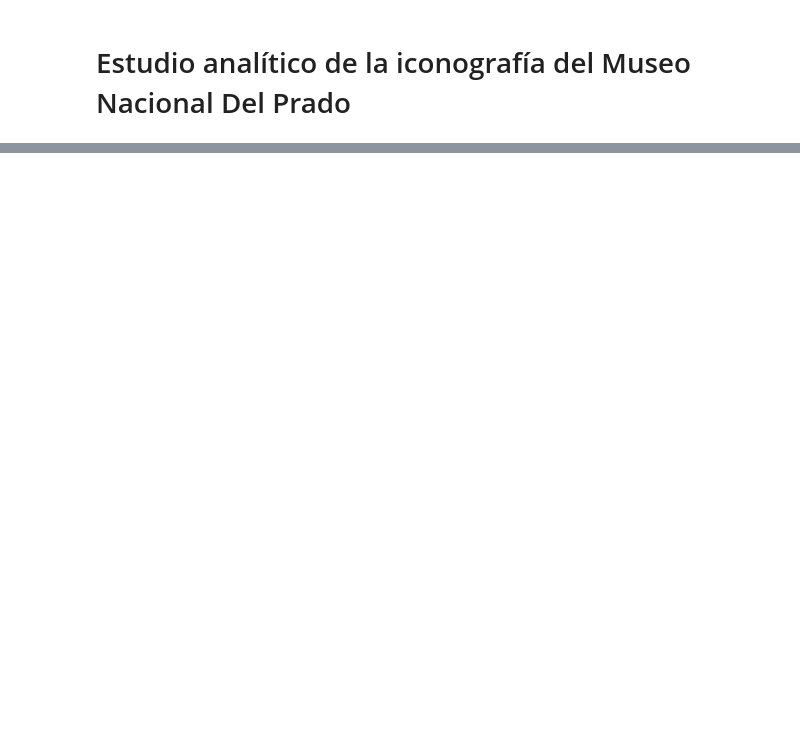
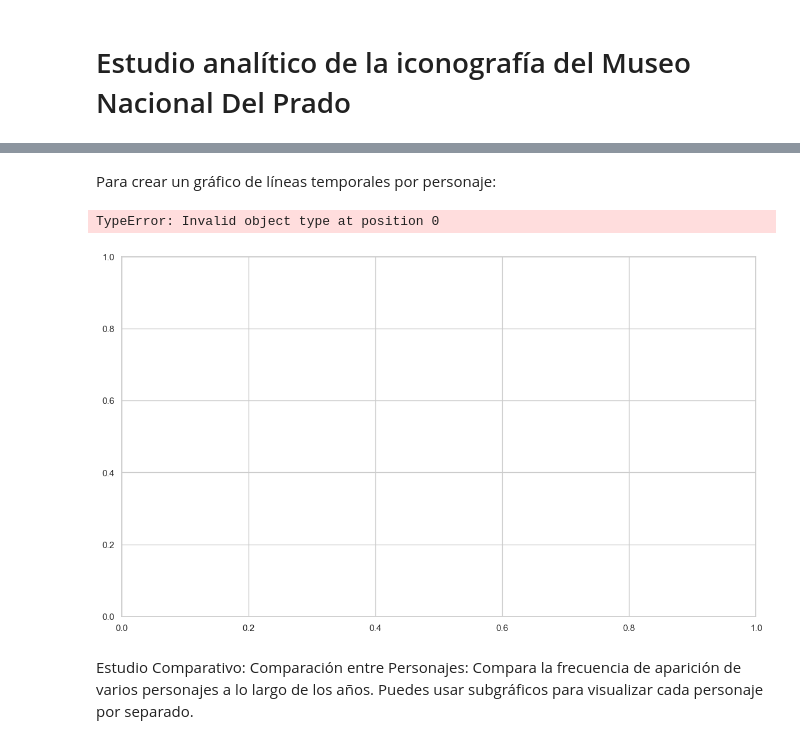
Before and after one commit to karmelealonso/project_final, a Jupyter notebook: notebooks/Estudio_analitico_iconografia.ipynb, the cells around one changed output, grey strips where cells are left out. Drawn from its saved outputs; the diff is of its cells as text; code cells hidden in the pictures; blank space fills up the shorter version.

```diff
--- a/notebooks/Estudio_analitico_iconografia.ipynb
+++ b/notebooks/Estudio_analitico_iconografia.ipynb
@@ -2,0 +473,31 @@
+# %% [markdown]
+Para crear un gráfico de líneas temporales por personaje:
+# %%
+# Con el fin de preparar el DataFrame para el gráfico de líneas: Agrupa por Personaje y Año_Rango y cuenta la frecuencia
+line_chart_data = df_personajes_comunes.groupby(['Personajes', 'Año_rango']).size().reset_index(name='Frecuencia')
+# %%
+# Convierte las cadenas de texto a tipo category en la columna 'Año_rango'
+line_chart_data['Año_rango'] = line_chart_data['Año_rango'].astype
+# %%
+sns.set(style="whitegrid")
+
+# Crea el gráfico de líneas
+plt.figure(figsize=(14, 8))
+sns.lineplot(x='Año_rango', y='Frecuencia', hue='Personajes', data=line_chart_data, marker='o')
+
+
+# Configura el título y las etiquetas
+plt.title('Frecuencia de Aparición de Personajes a lo largo del Tiempo')
+plt.xlabel('Año_Rango')
+plt.ylabel('Frecuencia')
+
+# Muestra la leyenda
+plt.legend(title='Personajes', loc='upper left', bbox_to_anchor=(1, 1))
+
+# Muestra el gráfico
+plt.show()
+# %% [output]
+TypeError: Invalid object type at position 0
+[figure, added]
+# %% [markdown]
+Estudio Comparativo: Comparación entre Personajes: Compara la frecuencia de aparición de varios personajes a lo largo de los años. Puedes usar subgráficos para visualizar cada personaje por separado.
```
Also changed, not shown: parts of 94 cells of this notebook, 1 other file.
